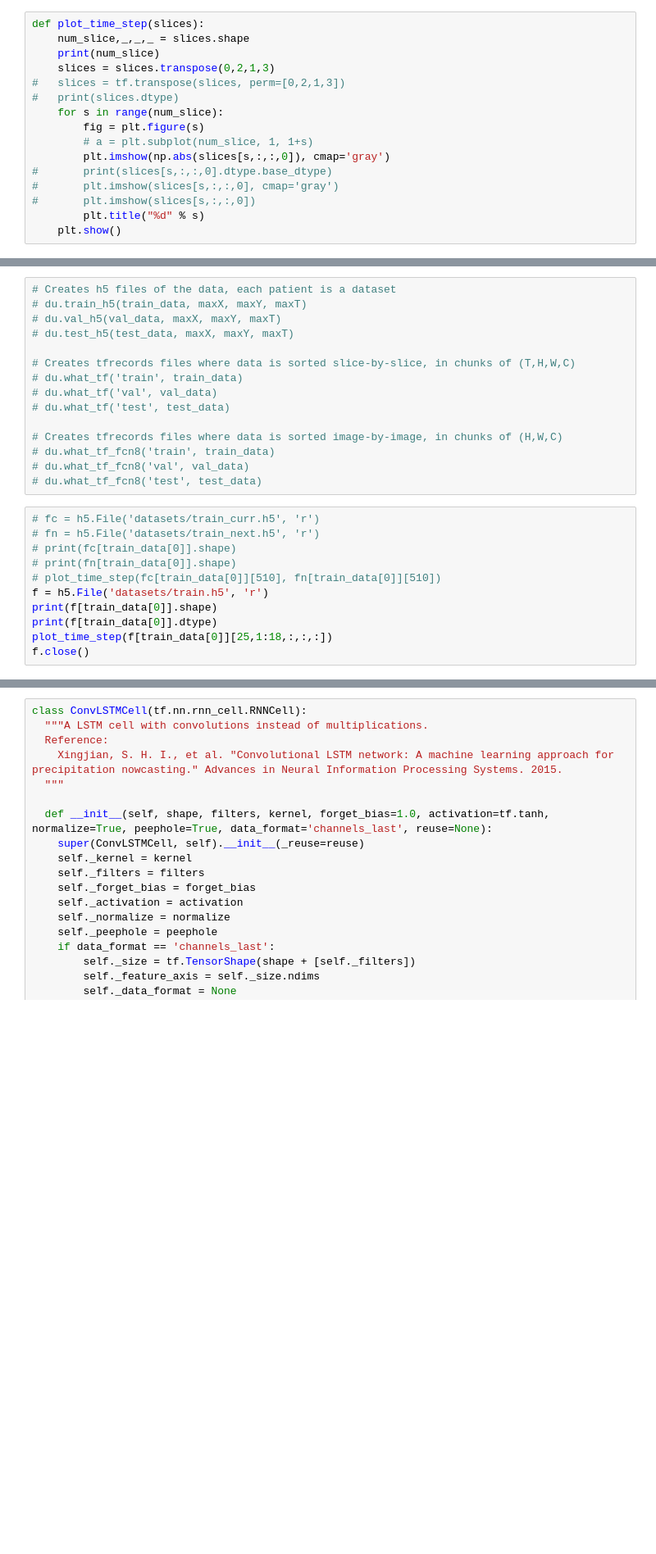
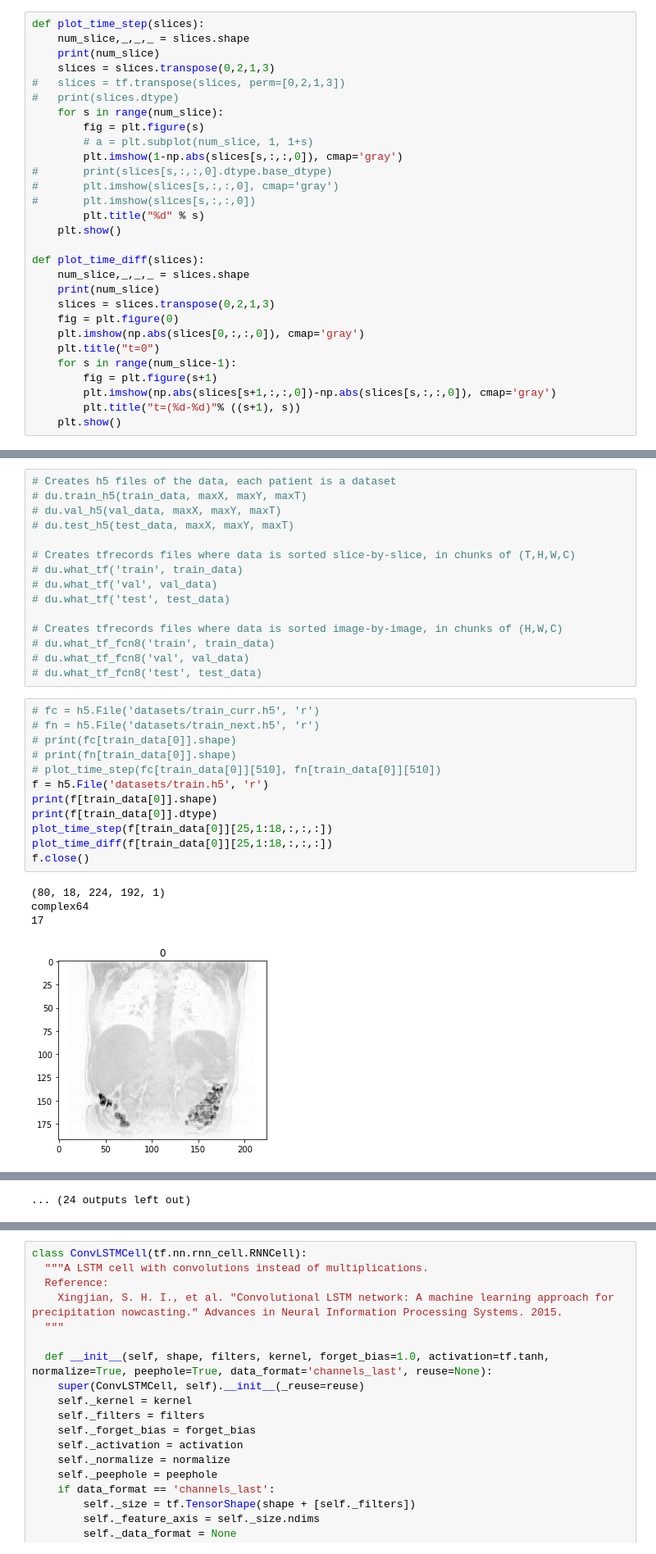
Before and after one commit to jjasonhe/PineappLeNet, a Jupyter notebook: v1nyl.ipynb, the cells around one changed output, grey strips where cells are left out. Shown at 82% size. Saved outputs shown, nothing was run; the diff lists cells and outputs as text; blank space fills up the shorter version.

```diff
--- a/v1nyl.ipynb
+++ b/v1nyl.ipynb
@@ -26,12 +29,25 @@ def plot_time_step(slices):
 	for s in range(num_slice):
 		fig = plt.figure(s)
 		# a = plt.subplot(num_slice, 1, 1+s)
-		plt.imshow(np.abs(slices[s,:,:,0]), cmap='gray')
+		plt.imshow(1-np.abs(slices[s,:,:,0]), cmap='gray')
 #		print(slices[s,:,:,0].dtype.base_dtype)
 # 		plt.imshow(slices[s,:,:,0], cmap='gray')
 #		plt.imshow(slices[s,:,:,0])
 		plt.title("%d" % s)
 	plt.show()
+
+def plot_time_diff(slices):
+    num_slice,_,_,_ = slices.shape
+    print(num_slice)
+    slices = slices.transpose(0,2,1,3)
+    fig = plt.figure(0)
+    plt.imshow(np.abs(slices[0,:,:,0]), cmap='gray')
+    plt.title("t=0")
+    for s in range(num_slice-1):
+        fig = plt.figure(s+1)
+        plt.imshow(np.abs(slices[s+1,:,:,0])-np.abs(slices[s,:,:,0]), cmap='gray')
+        plt.title("t=(%d-%d)"% ((s+1), s))
+    plt.show()
 # %%
 num_train, num_val, num_test = 70, 10, 20
 
@@ -55,11 +71,17 @@ train_data,val_data,test_data = du.create_dicts(num_train, num_val, num_test)
 # %%
 # fc = h5.File('datasets/train_curr.h5', 'r')
 # fn = h5.File('datasets/train_next.h5', 'r')
 # print(fc[train_data[0]].shape)
 # print(fn[train_data[0]].shape)
 # plot_time_step(fc[train_data[0]][510], fn[train_data[0]][510])
 f = h5.File('datasets/train.h5', 'r')
 print(f[train_data[0]].shape)
 print(f[train_data[0]].dtype)
 plot_time_step(f[train_data[0]][25,1:18,:,:,:])
+plot_time_diff(f[train_data[0]][25,1:18,:,:,:])
 f.close()
+# %% [output]
+(80, 18, 224, 192, 1)
+complex64
+17
+[figure, added]
@@ -66 +98,2 @@ f.close()
+... (24 outputs left out)
 # %%
```
Also changed, not shown: parts of 8 cells of this notebook, 2 other files.
